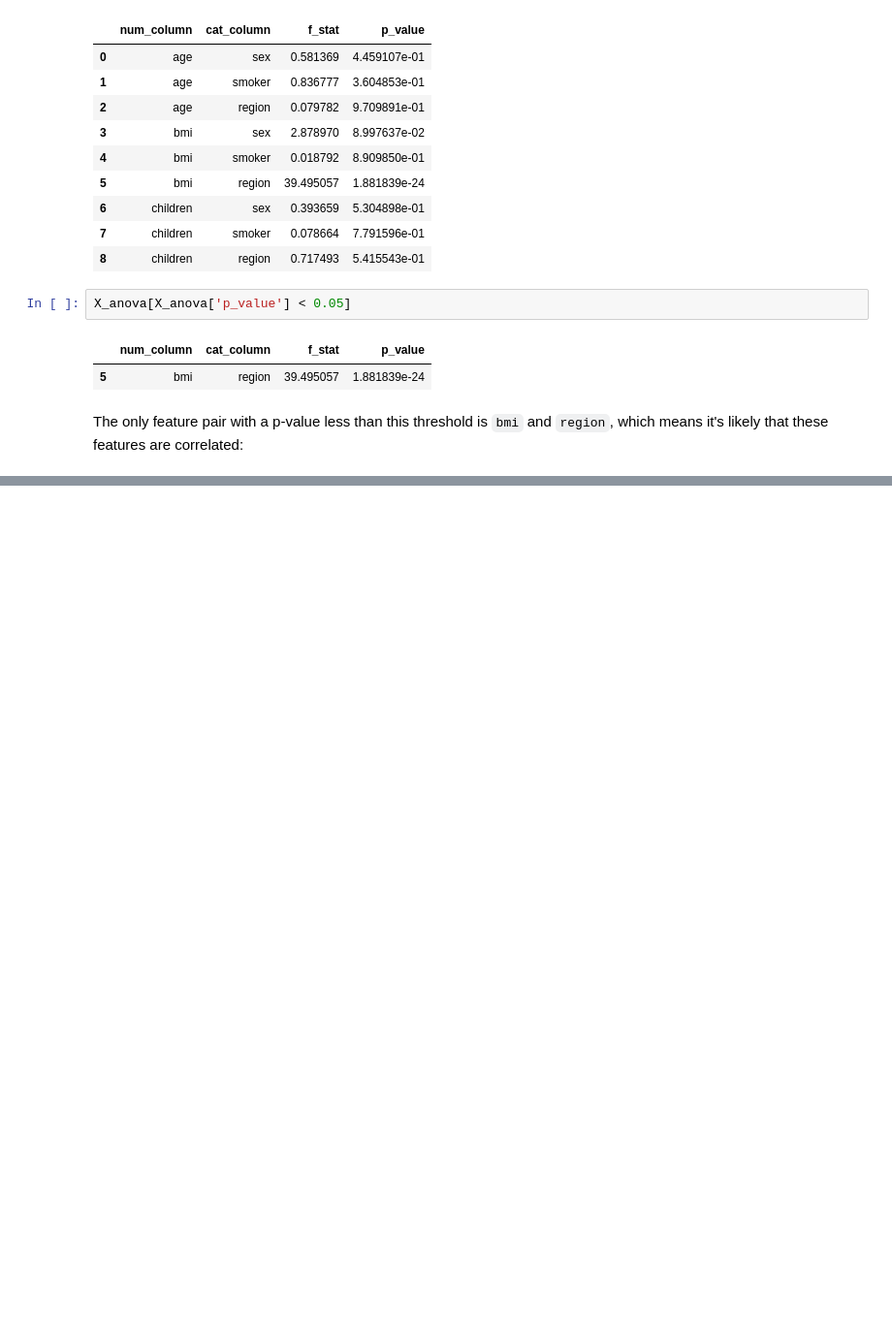
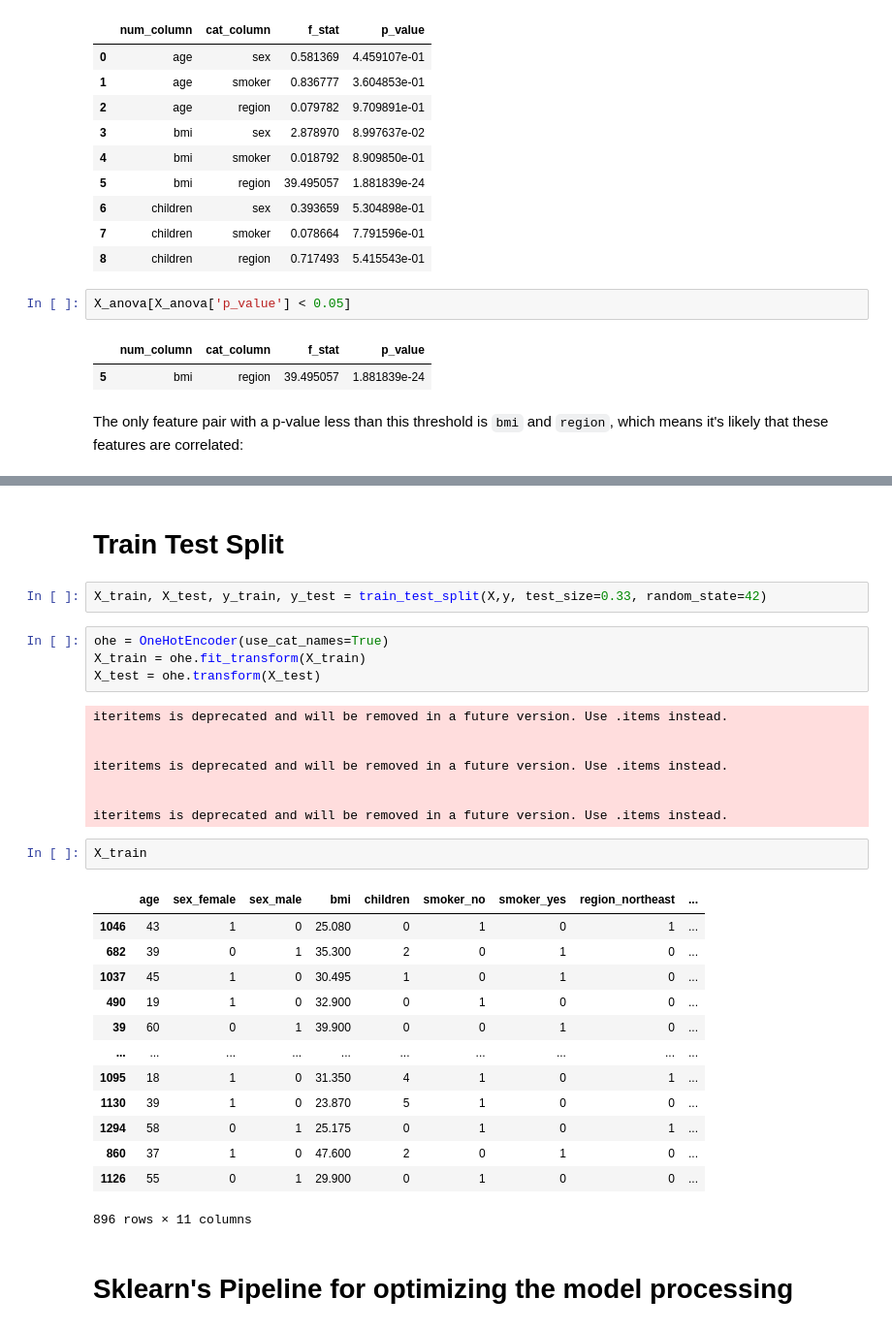
Before and after one commit to ruddysimon/Predictive-Insurance-Premium-Estimation-with-XGBoost, a Jupyter notebook: Insurance_modeling.ipynb, the cells around one changed output, grey strips where cells are left out. Shown at 97% size. Drawn from its saved outputs; the diff is of its cells as text; blank space fills up the shorter version.

```diff
--- a/Insurance_modeling.ipynb
+++ b/Insurance_modeling.ipynb
@@ -536,0 +767,34 @@ Assumptions 4-5 will help us evaluate whether our linear model is appropriate fo
+# %% [markdown]
+# Train Test Split
+# %%
+X_train, X_test, y_train, y_test = train_test_split(X,y, test_size=0.33, random_state=42)
+# %%
+ohe = OneHotEncoder(use_cat_names=True)
+X_train = ohe.fit_transform(X_train)
+X_test = ohe.transform(X_test)
+# %% [output]
+iteritems is deprecated and will be removed in a future version. Use .items instead.
+
+
+iteritems is deprecated and will be removed in a future version. Use .items instead.
+
+
+iteritems is deprecated and will be removed in a future version. Use .items instead.
+# %%
+X_train
+# %% [output]
+|  | age | sex_female | sex_male | bmi | children | smoker_no | smoker_yes | region_northeast | ... |
+| 1046 | 43 | 1 | 0 | 25.080 | 0 | 1 | 0 | 1 | ... |
+| 682 | 39 | 0 | 1 | 35.300 | 2 | 0 | 1 | 0 | ... |
+| 1037 | 45 | 1 | 0 | 30.495 | 1 | 0 | 1 | 0 | ... |
+| 490 | 19 | 1 | 0 | 32.900 | 0 | 1 | 0 | 0 | ... |
+| 39 | 60 | 0 | 1 | 39.900 | 0 | 0 | 1 | 0 | ... |
+| ... | ... | ... | ... | ... | ... | ... | ... | ... | ... |
+| 1095 | 18 | 1 | 0 | 31.350 | 4 | 1 | 0 | 1 | ... |
+| 1130 | 39 | 1 | 0 | 23.870 | 5 | 1 | 0 | 0 | ... |
+| 1294 | 58 | 0 | 1 | 25.175 | 0 | 1 | 0 | 1 | ... |
+| 860 | 37 | 1 | 0 | 47.600 | 2 | 0 | 1 | 0 | ... |
+| 1126 | 55 | 0 | 1 | 29.900 | 0 | 1 | 0 | 0 | ... |
+896 rows × 11 columns
+# %% [markdown]
+# Sklearn's **Pipeline** for optimizing the model processing
```
Also changed, not shown: parts of 63 cells of this notebook.
